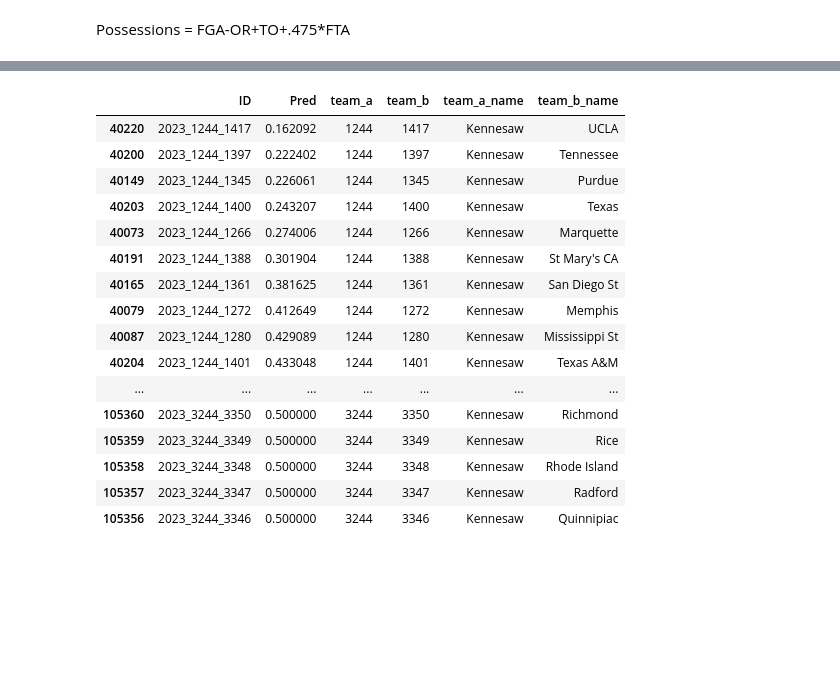
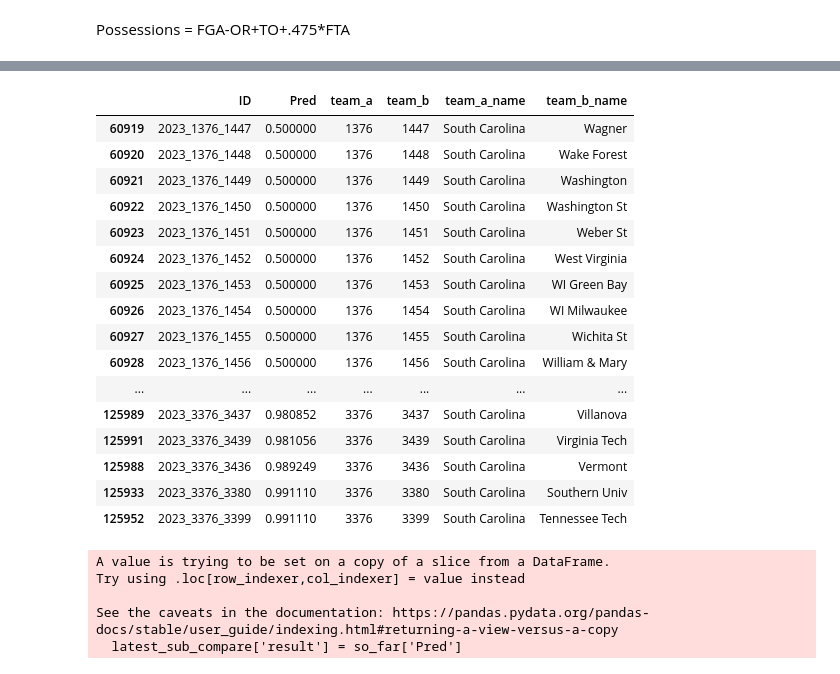
Before and after one commit to yaobviously/march_madness_kaggle, a Jupyter notebook: ncaa_model_prep.ipynb, the cells around one changed output, grey strips where cells are left out. Drawn from its saved outputs; the diff is of its cells as text; code cells hidden in the pictures; blank space fills up the shorter version.

```diff
--- a/ncaa_model_prep.ipynb
+++ b/ncaa_model_prep.ipynb
@@ -1003,3 +851,42 @@ womens_submission['Pred'] = womens_submission['elo_pred']
+# %%
+t1_pace = []
+t2_pace = []
+t1_eff = []
+t2_eff = []
+
+
+
+for t1, t2 in zip(womens_submission['team_one'], womens_submission['team_two']):
+
+    try:
+
+        t1_pace_ = womens_season_pace_dict[2023].loc[t1]['pace']
+        t2_pace_ = womens_season_pace_dict[2023].loc[t2]['pace']
+        t1_eff_ = womens_season_eff_dict[2023].loc[t1]['my_total']
+        t2_eff_ = womens_season_eff_dict[2023].loc[t2]['my_total']
+
+        t1_pace.append(t1_pace_)
+        t2_pace.append(t2_pace_)
+        t1_eff.append(t1_eff_)
+        t2_eff.append(t2_eff_)
+
+    except:
+
+        t1_pace.append(55)
+        t2_pace.append(55)
+        t1_eff.append(-5)
+        t2_eff.append(-5)
+
+womens_submission['team_one_pace'] = t1_pace
+womens_submission['team_two_pace'] = t2_pace
+womens_submission['team_one_my_total'] = t1_eff
+womens_submission['team_two_my_total'] = t2_eff
+# %%
+womens_submission['pred_diff'] = womens_diff_model.predict(womens_submission[w_linear_model])
+# %%
+womens_submission['model_pred'] = womens_model.predict_proba(womens_submission[womens_model_cols])[:,1]
+# %%
+womens_submission['Pred'] = womens_submission['model_pred']
 # %%
 womens_seeds_2023 = womens_seeds[womens_seeds['Season'] == 2023].copy()
 
@@ -1055,22 +942,22 @@ full_submission['team_b_name'] = (
     [mens_team_dict[x] if x in mens_team_dict else womens_team_dict[x] for x in full_submission.team_b]
 )
 # %%
-full_submission.query("team_a_name == 'Kennesaw'").sort_values(by='Pred').head(55)
+full_submission.query("team_a_name == 'South Carolina'").sort_values(by='Pred').tail(55)
 # %% [output]
 |  | ID | Pred | team_a | team_b | team_a_name | team_b_name |
-| 40220 | 2023_1244_1417 | 0.162092 | 1244 | 1417 | Kennesaw | UCLA |
-| 40200 | 2023_1244_1397 | 0.222402 | 1244 | 1397 | Kennesaw | Tennessee |
-| 40149 | 2023_1244_1345 | 0.226061 | 1244 | 1345 | Kennesaw | Purdue |
-| 40203 | 2023_1244_1400 | 0.243207 | 1244 | 1400 | Kennesaw | Texas |
-| 40073 | 2023_1244_1266 | 0.274006 | 1244 | 1266 | Kennesaw | Marquette |
-| 40191 | 2023_1244_1388 | 0.301904 | 1244 | 1388 | Kennesaw | St Mary's CA |
-| 40165 | 2023_1244_1361 | 0.381625 | 1244 | 1361 | Kennesaw | San Diego St |
-| 40079 | 2023_1244_1272 | 0.412649 | 1244 | 1272 | Kennesaw | Memphis |
-| 40087 | 2023_1244_1280 | 0.429089 | 1244 | 1280 | Kennesaw | Mississippi St |
-| 40204 | 2023_1244_1401 | 0.433048 | 1244 | 1401 | Kennesaw | Texas A&M |
+| 60919 | 2023_1376_1447 | 0.500000 | 1376 | 1447 | South Carolina | Wagner |
+| 60920 | 2023_1376_1448 | 0.500000 | 1376 | 1448 | South Carolina | Wake Forest |
+| 60921 | 2023_1376_1449 | 0.500000 | 1376 | 1449 | South Carolina | Washington |
+| 60922 | 2023_1376_1450 | 0.500000 | 1376 | 1450 | South Carolina | Washington St |
+| 60923 | 2023_1376_1451 | 0.500000 | 1376 | 1451 | South Carolina | Weber St |
+| 60924 | 2023_1376_1452 | 0.500000 | 1376 | 1452 | South Carolina | West Virginia |
+| 60925 | 2023_1376_1453 | 0.500000 | 1376 | 1453 | South Carolina | WI Green Bay |
+| 60926 | 2023_1376_1454 | 0.500000 | 1376 | 1454 | South Carolina | WI Milwaukee |
+| 60927 | 2023_1376_1455 | 0.500000 | 1376 | 1455 | South Carolina | Wichita St |
+| 60928 | 2023_1376_1456 | 0.500000 | 1376 | 1456 | South Carolina | William & Mary |
 | ... | ... | ... | ... | ... | ... | ... |
-| 105360 | 2023_3244_3350 | 0.500000 | 3244 | 3350 | Kennesaw | Richmond |
-| 105359 | 2023_3244_3349 | 0.500000 | 3244 | 3349 | Kennesaw | Rice |
-| 105358 | 2023_3244_3348 | 0.500000 | 3244 | 3348 | Kennesaw | Rhode Island |
-| 105357 | 2023_3244_3347 | 0.500000 | 3244 | 3347 | Kennesaw | Radford |
-| 105356 | 2023_3244_3346 | 0.500000 | 3244 | 3346 | Kennesaw | Quinnipiac |
+| 125989 | 2023_3376_3437 | 0.980852 | 3376 | 3437 | South Carolina | Villanova |
+| 125991 | 2023_3376_3439 | 0.981056 | 3376 | 3439 | South Carolina | Virginia Tech |
+| 125988 | 2023_3376_3436 | 0.989249 | 3376 | 3436 | South Carolina | Vermont |
+| 125933 | 2023_3376_3380 | 0.991110 | 3376 | 3380 | South Carolina | Southern Univ |
+| 125952 | 2023_3376_3399 | 0.991110 | 3376 | 3399 | South Carolina | Tennessee Tech |
@@ -1076,0 +972,8 @@ full_submission.query("team_a_name == 'Kennesaw'").sort_values(by='Pred').head(5
+# %%
+latest_sub_compare['result'] = so_far['Pred']
+# %% [output]
+A value is trying to be set on a copy of a slice from a DataFrame.
+Try using .loc[row_indexer,col_indexer] = value instead
+
+See the caveats in the documentation: https://pandas.pydata.org/pandas-docs/stable/user_guide/indexing.html#returning-a-view-versus-a-copy
+  latest_sub_compare['result'] = so_far['Pred']
```
Also changed, not shown: parts of 43 cells of this notebook, 3 other files.
